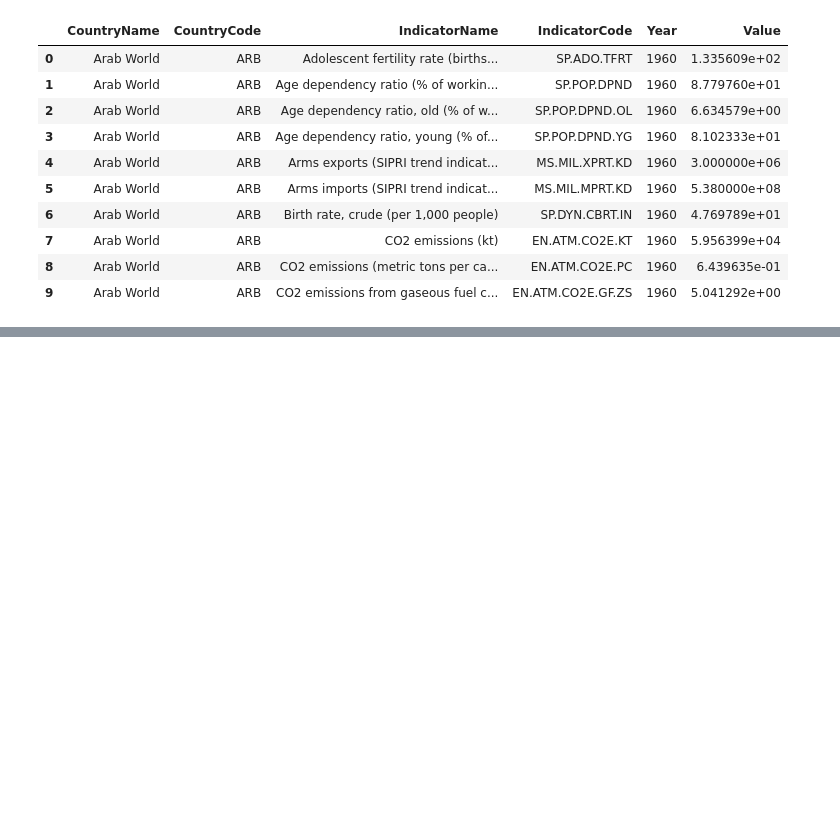
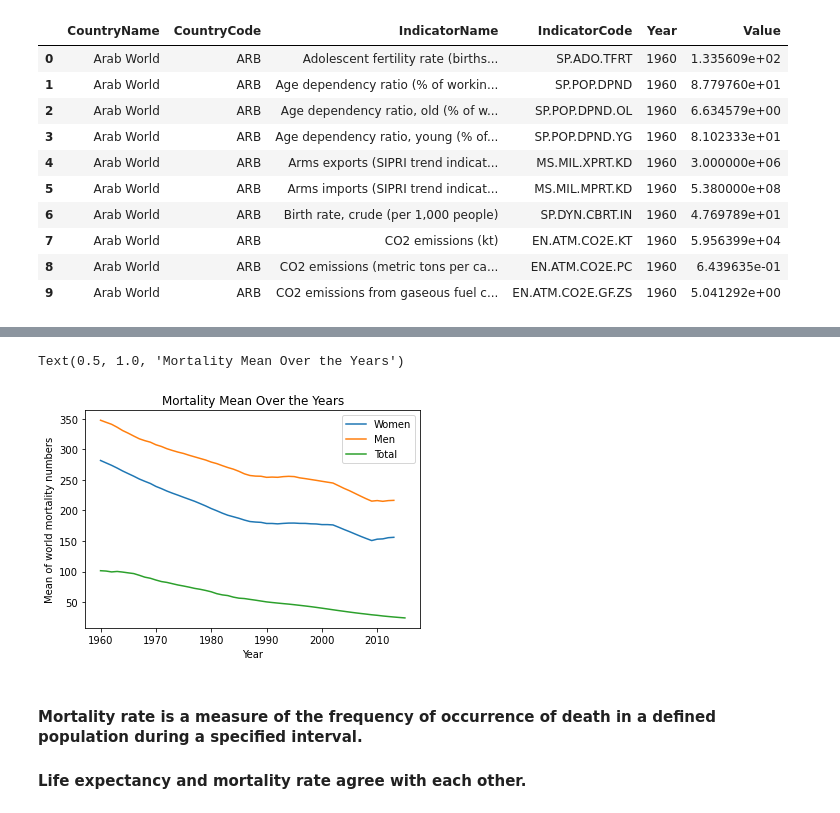
Before and after one commit to sahasraiyer/WDI_Data_Analysis, a Jupyter notebook: WDI_Project.ipynb, the cells around one changed output, grey strips where cells are left out. Drawn from its saved outputs; the diff is of its cells as text; code cells hidden in the pictures; blank space fills up the shorter version.

```diff
--- a/WDI_Project.ipynb
+++ b/WDI_Project.ipynb
@@ -157,0 +90,17 @@ life_expectancy_total_outliers
+# %%
+#Line graph depicting trend for all three groups over the years
+mortality_rate_f.groupby('Year')['Value'].mean().plot(label="Women")
+mortality_rate_m.groupby('Year')['Value'].mean().plot(label="Men")
+mortality_rate_total.groupby('Year')['Value'].mean().plot(label="Total")
+plt.xlabel("Year")
+plt.ylabel("Mean of world mortality numbers")
+plt.legend()
+plt.title("Mortality Mean Over the Years")
+# %% [output]
+Text(0.5, 1.0, 'Mortality Mean Over the Years')
+[figure, added]
+# %% [markdown]
+#### Mortality rate is a measure of the frequency of occurrence of death in a defined population during a specified interval.
+
+
+#### Life expectancy and mortality rate agree with each other.
```
Also changed, not shown: parts of 78 cells of this notebook.
